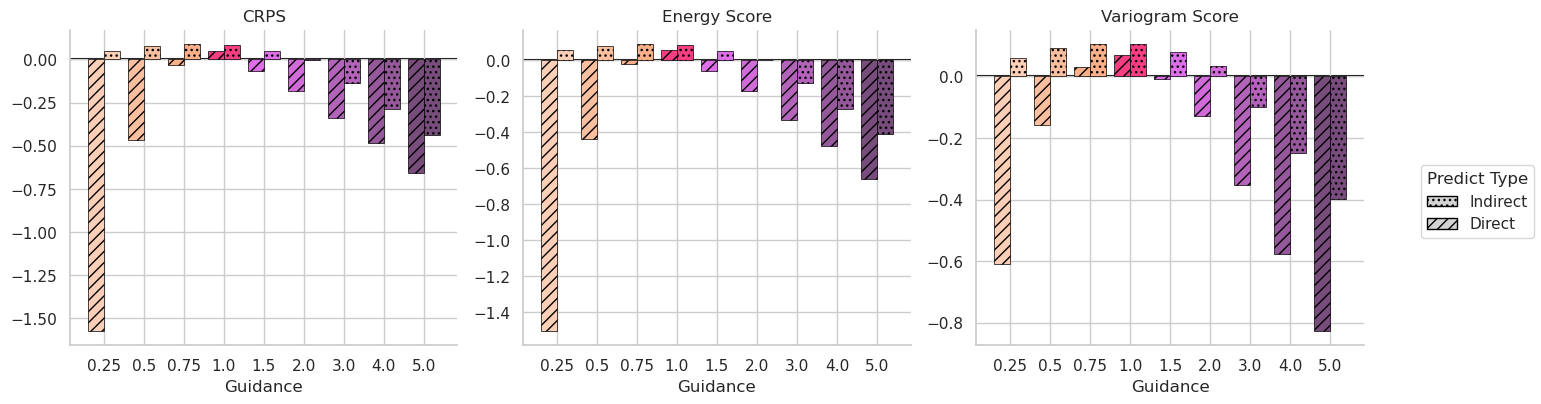
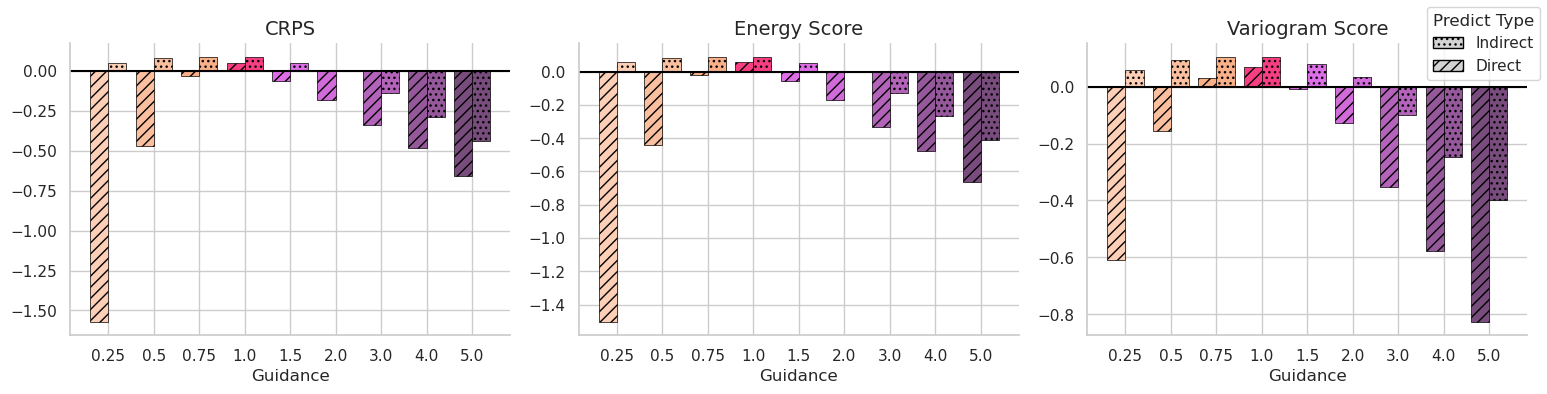
Unified diff of the notebook cell whose output changed from the first chart to the second:
--- before
+++ after
@@ -43,10 +43,10 @@
 
 for ax in g.axes.flat:
-    ax.axhline(0, color="black", linewidth=1.5, zorder=0)
+    ax.axhline(0, color="black", linewidth=1.5, zorder=1)
     # ax.ticklabel_format(style="scientific", axis="y", scilimits=(0, 0))
-    ax.set_xlabel("Guidance")
-    ax.set_title(ax.get_title().replace("score = ", ""))
+    ax.set_xlabel("Guidance", fontsize=12)
+    ax.set_title(ax.get_title().replace("score = ", ""), fontsize=14)
     if ax.get_ylabel() != "":
-        ax.set_ylabel("Skill Score")
+        ax.set_ylabel("Skill Score", fontsize=12)
 
 legend_elements = [
@@ -57,7 +57,8 @@
     handles=legend_elements,  # type: ignore
     title="Predict Type",
-    loc="center right",
+    loc="upper right",
     frameon=True,
 )
+g.figure.tight_layout()
 g.figure.savefig(
     RESULTS_DIR / "results" / "wb2" / "ablations" / "guidance_skill_bar.pdf",

Commit: redo some pltos